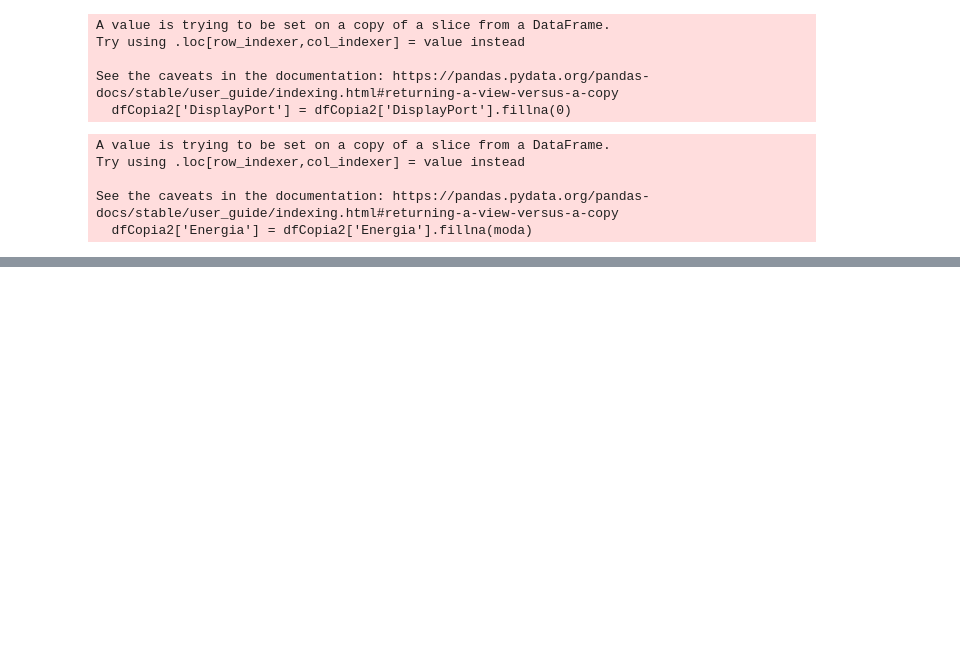
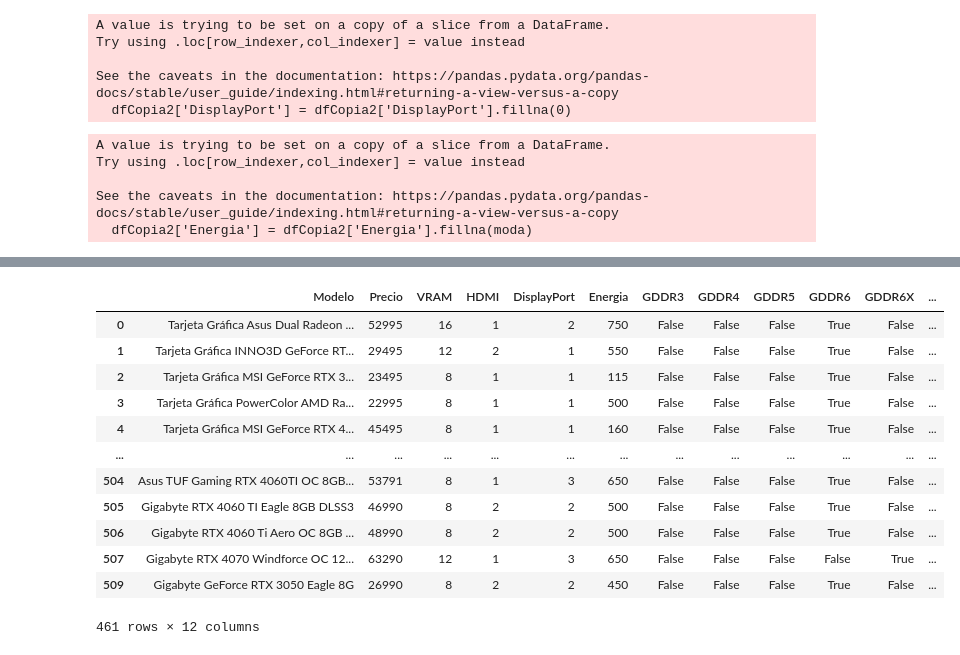
Before and after one commit to santicr3/graphic-card-offer-comparator, a Jupyter notebook: web-scrapping/combinacion.ipynb, the cells around one changed output, grey strips where cells are left out. Drawn from its saved outputs; the diff is of its cells as text; code cells hidden in the pictures; blank space fills up the shorter version.

```diff
--- a/web-scrapping/combinacion.ipynb
+++ b/web-scrapping/combinacion.ipynb
@@ -359,0 +421,2 @@ dfCopia4
+# %%
+dfCopia4 = dfCopia4.drop("URL", axis=1)
@@ -385,2 +466,24 @@ memory usage: 20.9+ KB
 # %%
 dfCopia6.to_csv('tarjetas_graficas.csv', index=False)
+# %%
+dfCopia7 = dfCopia6
+# %%
+dfCopia7["Energia"] = dfCopia7["Energia"].astype(int)
+dfCopia7["HDMI"] = dfCopia7["HDMI"].astype(int)
+dfCopia7["DisplayPort"] = dfCopia7["DisplayPort"].astype(int)
+# %%
+dfCopia7
+# %% [output]
+|  | Modelo | Precio | VRAM | HDMI | DisplayPort | Energia | GDDR3 | GDDR4 | GDDR5 | GDDR6 | GDDR6X | ... |
+| 0 | Tarjeta Gráfica Asus Dual Radeon ... | 52995 | 16 | 1 | 2 | 750 | False | False | False | True | False | ... |
+| 1 | Tarjeta Gráfica INNO3D GeForce RT... | 29495 | 12 | 2 | 1 | 550 | False | False | False | True | False | ... |
+| 2 | Tarjeta Gráfica MSI GeForce RTX 3... | 23495 | 8 | 1 | 1 | 115 | False | False | False | True | False | ... |
+| 3 | Tarjeta Gráfica PowerColor AMD Ra... | 22995 | 8 | 1 | 1 | 500 | False | False | False | True | False | ... |
+| 4 | Tarjeta Gráfica MSI GeForce RTX 4... | 45495 | 8 | 1 | 1 | 160 | False | False | False | True | False | ... |
+| ... | ... | ... | ... | ... | ... | ... | ... | ... | ... | ... | ... | ... |
+| 504 | Asus TUF Gaming RTX 4060TI OC 8GB... | 53791 | 8 | 1 | 3 | 650 | False | False | False | True | False | ... |
+| 505 | Gigabyte RTX 4060 TI Eagle 8GB DLSS3 | 46990 | 8 | 2 | 2 | 500 | False | False | False | True | False | ... |
+| 506 | Gigabyte RTX 4060 Ti Aero OC 8GB ... | 48990 | 8 | 2 | 2 | 500 | False | False | False | True | False | ... |
+| 507 | Gigabyte RTX 4070 Windforce OC 12... | 63290 | 12 | 1 | 3 | 650 | False | False | False | False | True | ... |
+| 509 | Gigabyte GeForce RTX 3050 Eagle 8G | 26990 | 8 | 2 | 2 | 450 | False | False | False | True | False | ... |
+461 rows × 12 columns
```
Also changed, not shown: parts of 27 cells of this notebook.
